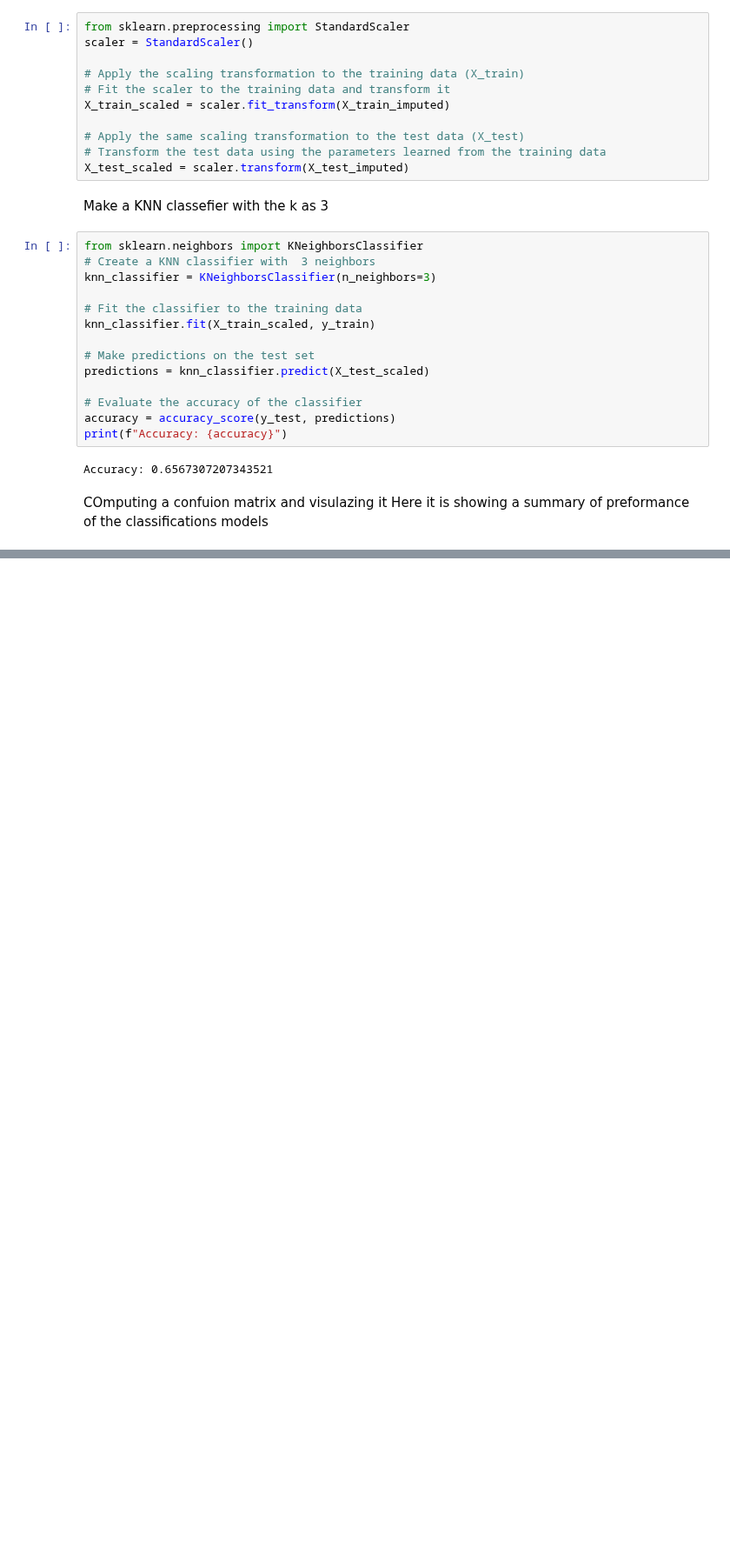
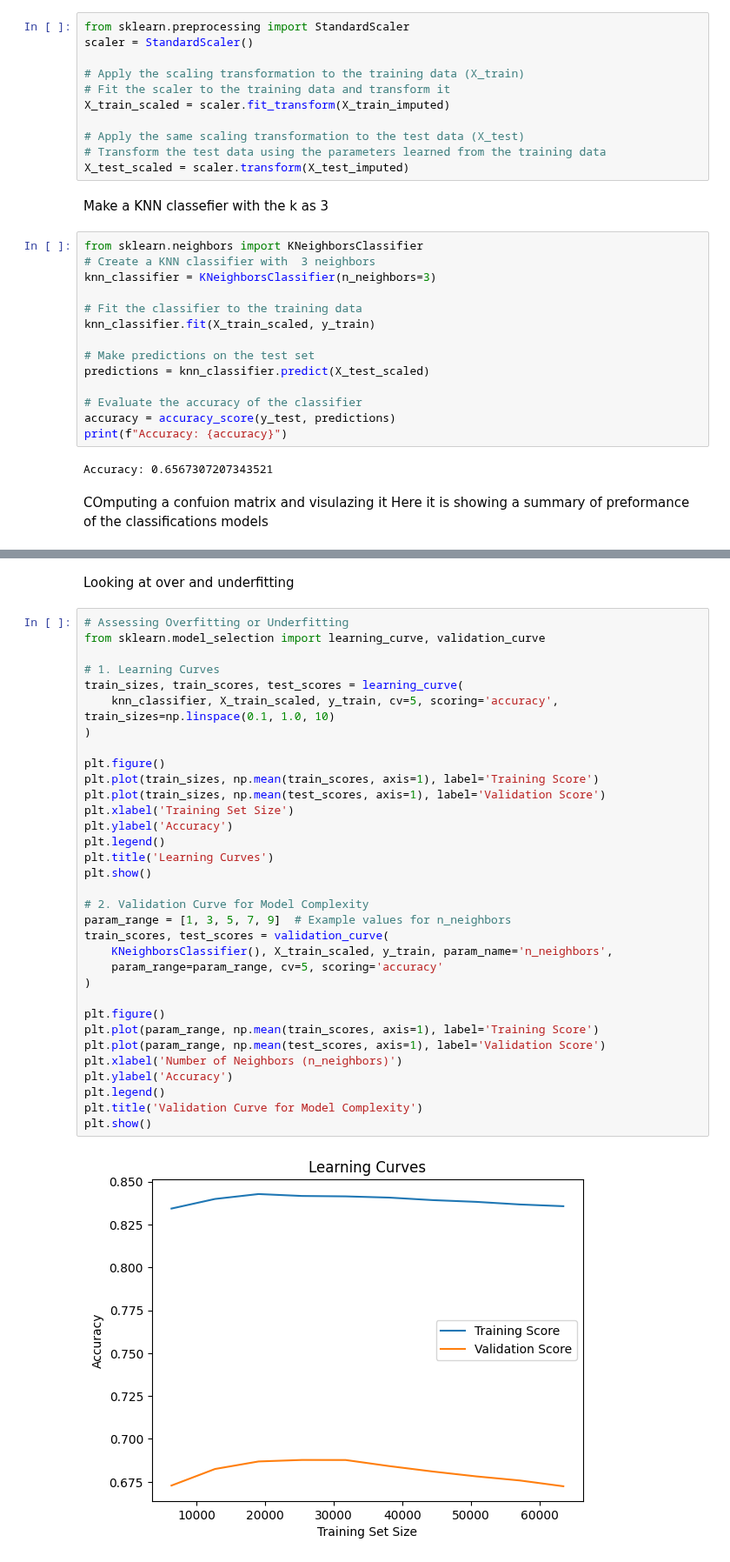
Before and after one commit to GeorgRis/Innlevering_INFO282, a Jupyter notebook: KNN.ipynb, the cells around one changed output, grey strips where cells are left out. Shown at 87% size. Cells and saved outputs as stored; diff of their text form; blank space fills up the shorter version.

```diff
--- a/KNN.ipynb
+++ b/KNN.ipynb
@@ -119,0 +169,37 @@ plt.show()
+# %% [markdown]
+Looking at over and underfitting
+# %%
+# Assessing Overfitting or Underfitting
+from sklearn.model_selection import learning_curve, validation_curve
+
+# 1. Learning Curves
+train_sizes, train_scores, test_scores = learning_curve(
+    knn_classifier, X_train_scaled, y_train, cv=5, scoring='accuracy', train_sizes=np.linspace(0.1, 1.0, 10)
+)
+
+plt.figure()
+plt.plot(train_sizes, np.mean(train_scores, axis=1), label='Training Score')
+plt.plot(train_sizes, np.mean(test_scores, axis=1), label='Validation Score')
+plt.xlabel('Training Set Size')
+plt.ylabel('Accuracy')
+plt.legend()
+plt.title('Learning Curves')
+plt.show()
+
+# 2. Validation Curve for Model Complexity
+param_range = [1, 3, 5, 7, 9]  # Example values for n_neighbors
+train_scores, test_scores = validation_curve(
+    KNeighborsClassifier(), X_train_scaled, y_train, param_name='n_neighbors',
+    param_range=param_range, cv=5, scoring='accuracy'
+)
+
+plt.figure()
+plt.plot(param_range, np.mean(train_scores, axis=1), label='Training Score')
+plt.plot(param_range, np.mean(test_scores, axis=1), label='Validation Score')
+plt.xlabel('Number of Neighbors (n_neighbors)')
+plt.ylabel('Accuracy')
+plt.legend()
+plt.title('Validation Curve for Model Complexity')
+plt.show()
+# %% [output]
+[figure, added]
```
Also changed, not shown: parts of 5 cells of this notebook.
